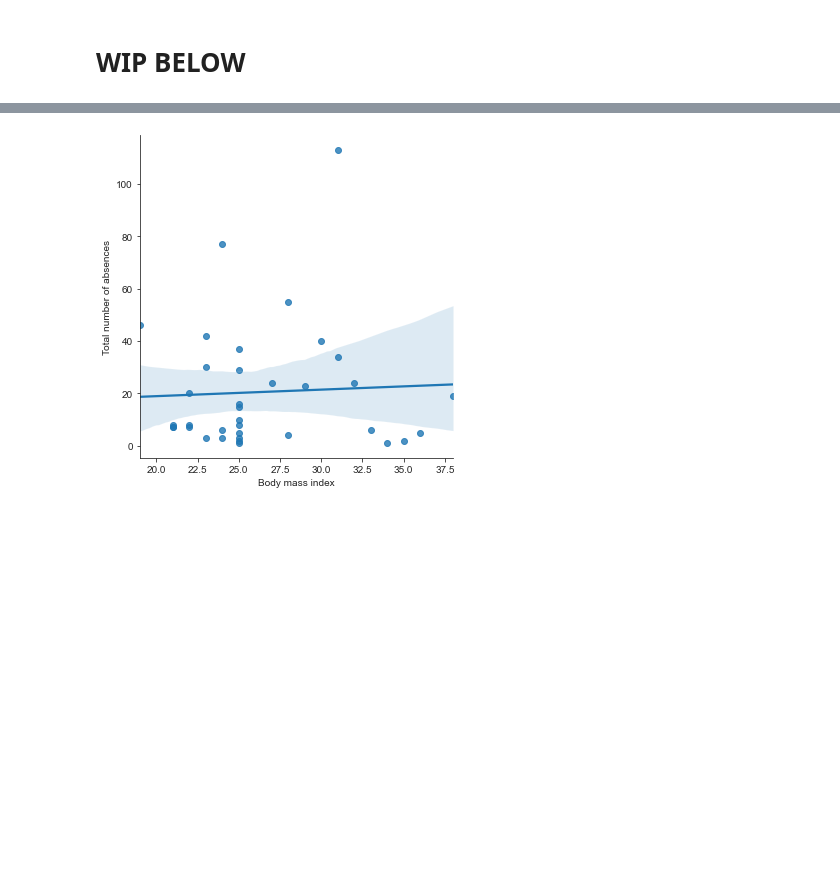
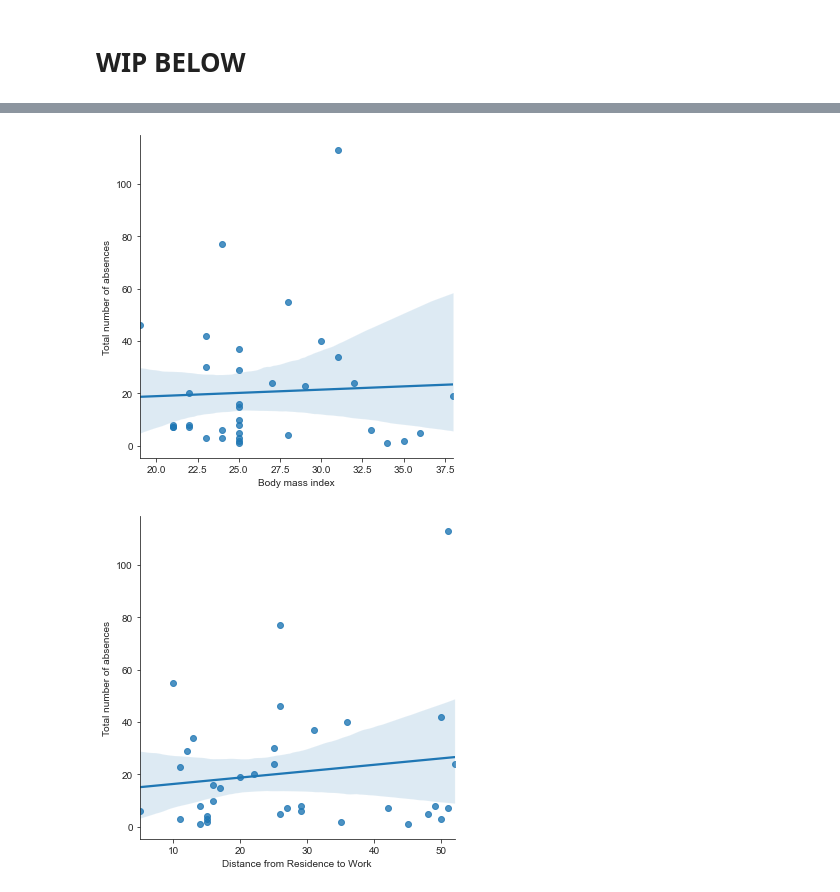
Before and after one commit to diweiho/Absenteeism-at-work, a Jupyter notebook: analysis.ipynb, the cells around one changed output, grey strips where cells are left out. Saved outputs shown, nothing was run; the diff lists cells and outputs as text; code cells hidden in the pictures; blank space fills up the shorter version.

```diff
--- a/analysis.ipynb
+++ b/analysis.ipynb
@@ -332,11 +369,13 @@ plt.show()
 # %%
 # sns.barplot(x='ID', y='Num of absences', data=summ_df)
 sns.relplot(x='Body mass index', y='Total number of absences', col='Social drinker', row='Social smoker', data=summ_df)
 sns.lmplot(x='Body mass index', y='Total number of absences', data=summ_df)
+sns.lmplot(x='Distance from Residence to Work', y='Total number of absences', data=summ_df)
 plt.show()
 # %% [output]
 [figure]
 [figure]
+[figure, added]
 # %%
 # TBC, looking at most commmon absentee reason for each employee
 
```
Also changed, not shown: parts of 11 cells of this notebook.
